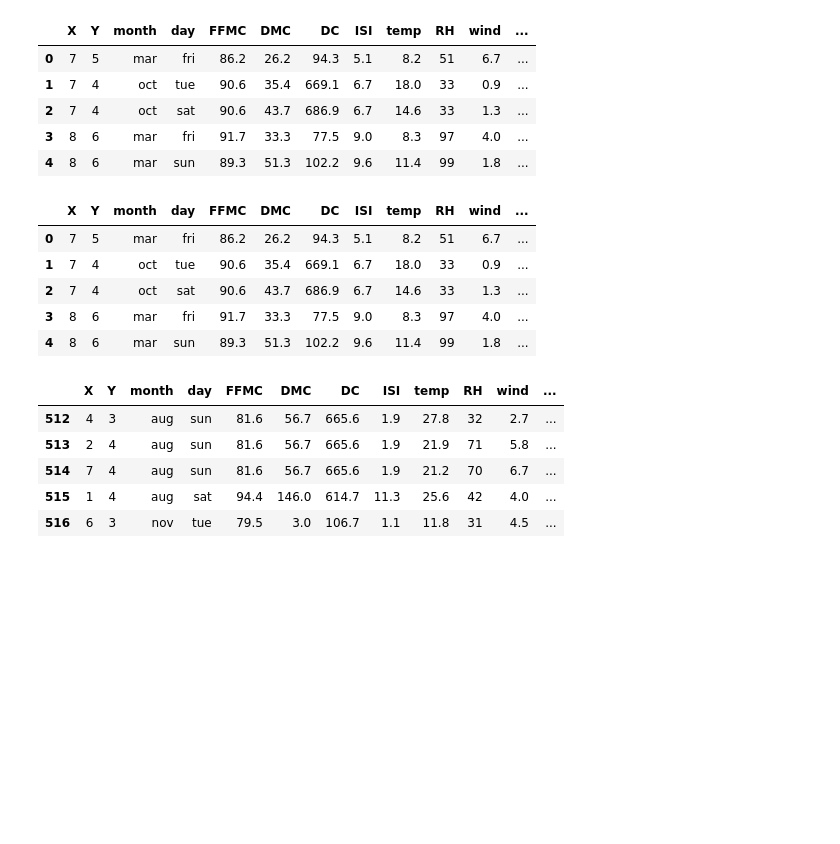
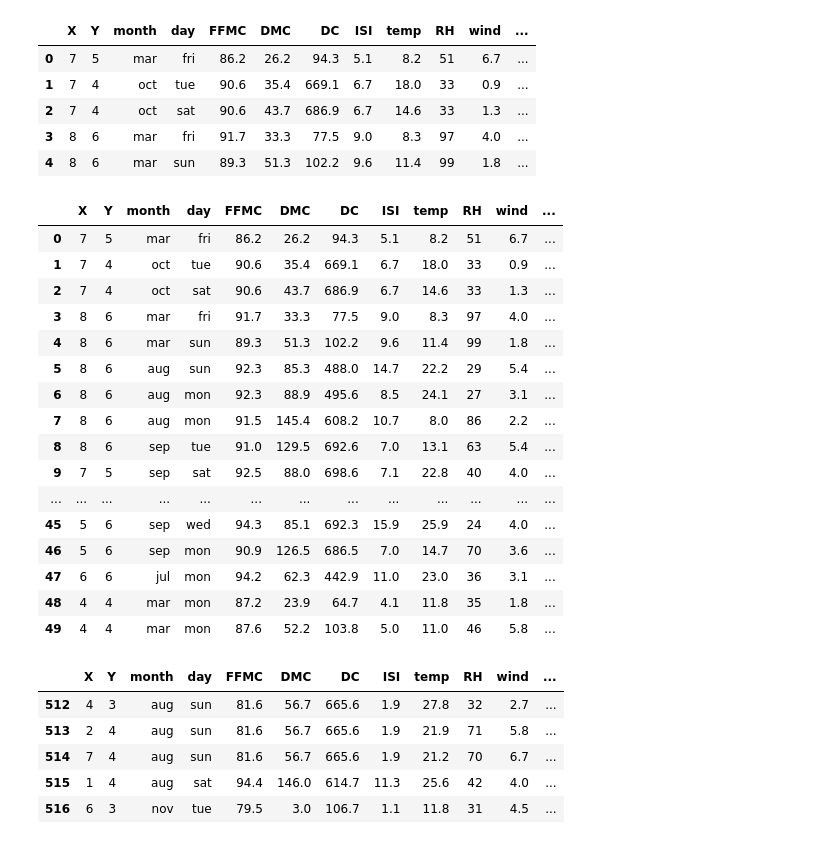
Before and after one commit to rokshana10/DS-Unit-1-Sprint-1-Data-Wrangling-and-Storytelling, a Jupyter notebook: module1-exploratory-data-analysis/LS_DS_111_Exploratory_Data_Analysis_Assignment.ipynb, the cells around one changed output. Drawn from its saved outputs; the diff is of its cells as text; code cells hidden in the pictures; blank space fills up the shorter version.

```diff
--- a/module1-exploratory-data-analysis/LS_DS_111_Exploratory_Data_Analysis_Assignment.ipynb
+++ b/module1-exploratory-data-analysis/LS_DS_111_Exploratory_Data_Analysis_Assignment.ipynb
@@ -43,14 +43,25 @@ df.head()
 | 4 | 8 | 6 | mar | sun | 89.3 | 51.3 | 102.2 | 9.6 | 11.4 | 99 | 1.8 | ... |
 # %%
 # First 5 roes
-df.head(5)
+df.head(50)
 # %% [output]
 |  | X | Y | month | day | FFMC | DMC | DC | ISI | temp | RH | wind | ... |
 | 0 | 7 | 5 | mar | fri | 86.2 | 26.2 | 94.3 | 5.1 | 8.2 | 51 | 6.7 | ... |
 | 1 | 7 | 4 | oct | tue | 90.6 | 35.4 | 669.1 | 6.7 | 18.0 | 33 | 0.9 | ... |
 | 2 | 7 | 4 | oct | sat | 90.6 | 43.7 | 686.9 | 6.7 | 14.6 | 33 | 1.3 | ... |
 | 3 | 8 | 6 | mar | fri | 91.7 | 33.3 | 77.5 | 9.0 | 8.3 | 97 | 4.0 | ... |
 | 4 | 8 | 6 | mar | sun | 89.3 | 51.3 | 102.2 | 9.6 | 11.4 | 99 | 1.8 | ... |
+| 5 | 8 | 6 | aug | sun | 92.3 | 85.3 | 488.0 | 14.7 | 22.2 | 29 | 5.4 | ... |
+| 6 | 8 | 6 | aug | mon | 92.3 | 88.9 | 495.6 | 8.5 | 24.1 | 27 | 3.1 | ... |
+| 7 | 8 | 6 | aug | mon | 91.5 | 145.4 | 608.2 | 10.7 | 8.0 | 86 | 2.2 | ... |
+| 8 | 8 | 6 | sep | tue | 91.0 | 129.5 | 692.6 | 7.0 | 13.1 | 63 | 5.4 | ... |
+| 9 | 7 | 5 | sep | sat | 92.5 | 88.0 | 698.6 | 7.1 | 22.8 | 40 | 4.0 | ... |
+| ... | ... | ... | ... | ... | ... | ... | ... | ... | ... | ... | ... | ... |
+| 45 | 5 | 6 | sep | wed | 94.3 | 85.1 | 692.3 | 15.9 | 25.9 | 24 | 4.0 | ... |
+| 46 | 5 | 6 | sep | mon | 90.9 | 126.5 | 686.5 | 7.0 | 14.7 | 70 | 3.6 | ... |
+| 47 | 6 | 6 | jul | mon | 94.2 | 62.3 | 442.9 | 11.0 | 23.0 | 36 | 3.1 | ... |
+| 48 | 4 | 4 | mar | mon | 87.2 | 23.9 | 64.7 | 4.1 | 11.8 | 35 | 1.8 | ... |
+| 49 | 4 | 4 | mar | mon | 87.6 | 52.2 | 103.8 | 5.0 | 11.0 | 46 | 5.8 | ... |
 # %%
 # Last 5 rows
 df.tail(5)
```
Also changed, not shown: parts of 9 cells of this notebook.
